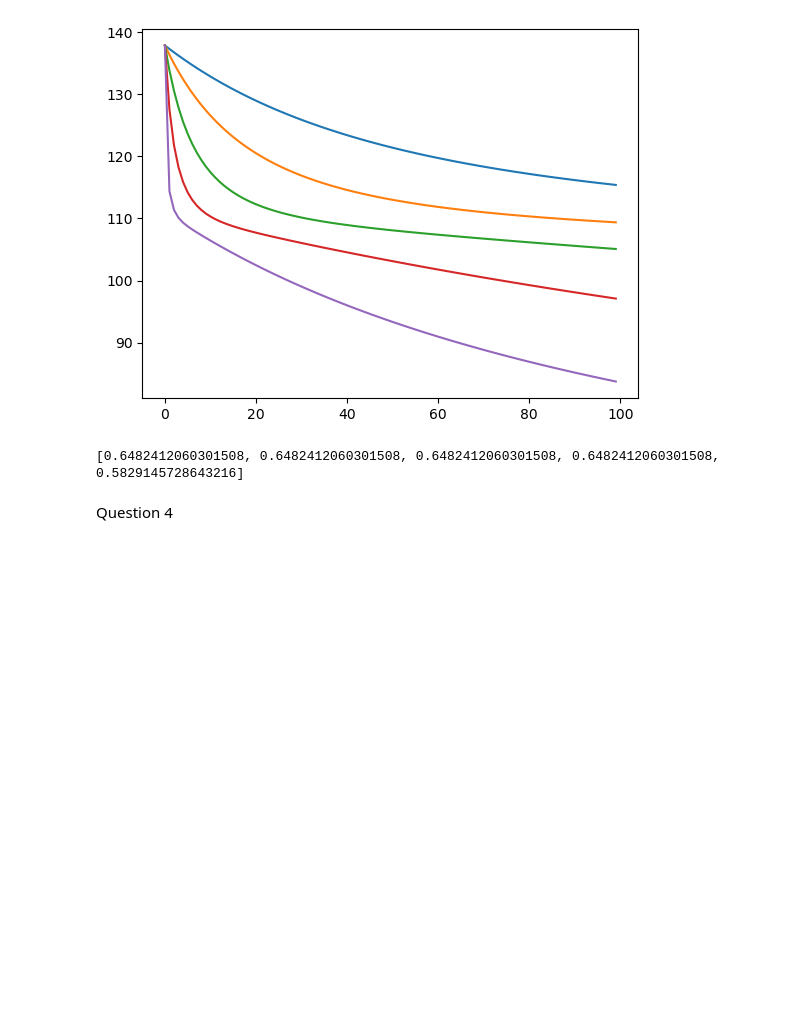
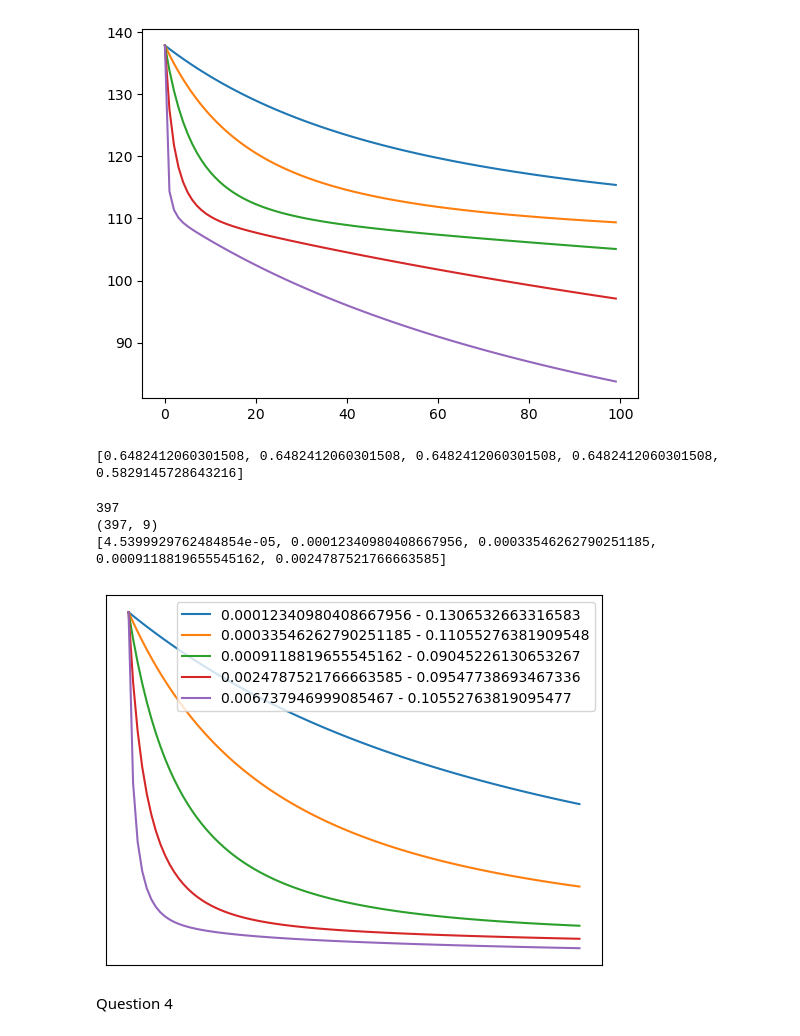
Before and after one commit to hayden000/Data-Analysis, a Jupyter notebook: data.ipynb, the cells around one changed output. Cells and saved outputs as stored; diff of their text form; code cells hidden in the pictures; blank space fills up the shorter version.

```diff
--- a/data.ipynb
+++ b/data.ipynb
@@ -209,6 +209,55 @@ print(ERs)
 (397, 9)
 [figure]
 [0.6482412060301508, 0.6482412060301508, 0.6482412060301508, 0.6482412060301508, 0.5829145728643216]
+# %%
+import pandas as pd
+
+data = pd.read_csv("CarsDataSetForCW1.csv", sep=",")
+Z = data[['mpg', 'cylinders', 'displacement', 'horsepower', 'weight', 'acceleration', 'year','origin']].to_numpy()
+origin = Z[:, -1]
+two_cols = []
+for i in origin:
+    if 1 == i:
+        two_cols.append([1, 0])
+    elif 2 == i:
+        two_cols.append([0, 1])
+    elif 3 == i:
+        two_cols.append([0, 0])
+two_cols = np.array(two_cols)
+Z = Z[:, :-1]
+print(len(two_cols))
+Z = np.hstack((Z, two_cols))
+print(Z.shape)
+Y = 1 * (Z[:, 0] >= np.mean(Z[:, 0]))
+X, Y = Z[:, 1:], Y
+N_train = len(data) // 2
+X_train, Y_train = X[:N_train], Y[:N_train]
+X_test, Y_test = X[N_train:], Y[N_train:]
+
+X_train_norm = (X_train - np.average(X_train, axis=0)) / np.std(X_train, axis=0)
+X_test_norm = (X_test - np.average(X_train, axis=0)) / np.std(X_train, axis=0)
+
+etas = []
+for m in range(0,5):
+    etas.append(np.exp(m - 10))
+lambda1 = 0.01 * np.random.randn(len(X[0]))
+print(etas)
+ERs = []
+N = 100
+counter = 1
+for eta in etas:
+    par, obj = train(lambda1, eta, N, (X_train_norm, Y_train))
+    plt.plot(obj, label=str((np.exp(counter - 10))) + " - " + str((ER(par, (X_test_norm, Y_test)))))
+    counter=counter+1
+plt.xticks([])
+plt.yticks([])
+plt.legend()
+plt.show()
+# %% [output]
+397
+(397, 9)
+[4.5399929762484854e-05, 0.00012340980408667956, 0.00033546262790251185, 0.0009118819655545162, 0.0024787521766663585]
+[figure, added]
 # %%
 # # origin_dummies = pd.get_dummies(data['name'])
 # np.random.seed(12345)
```
